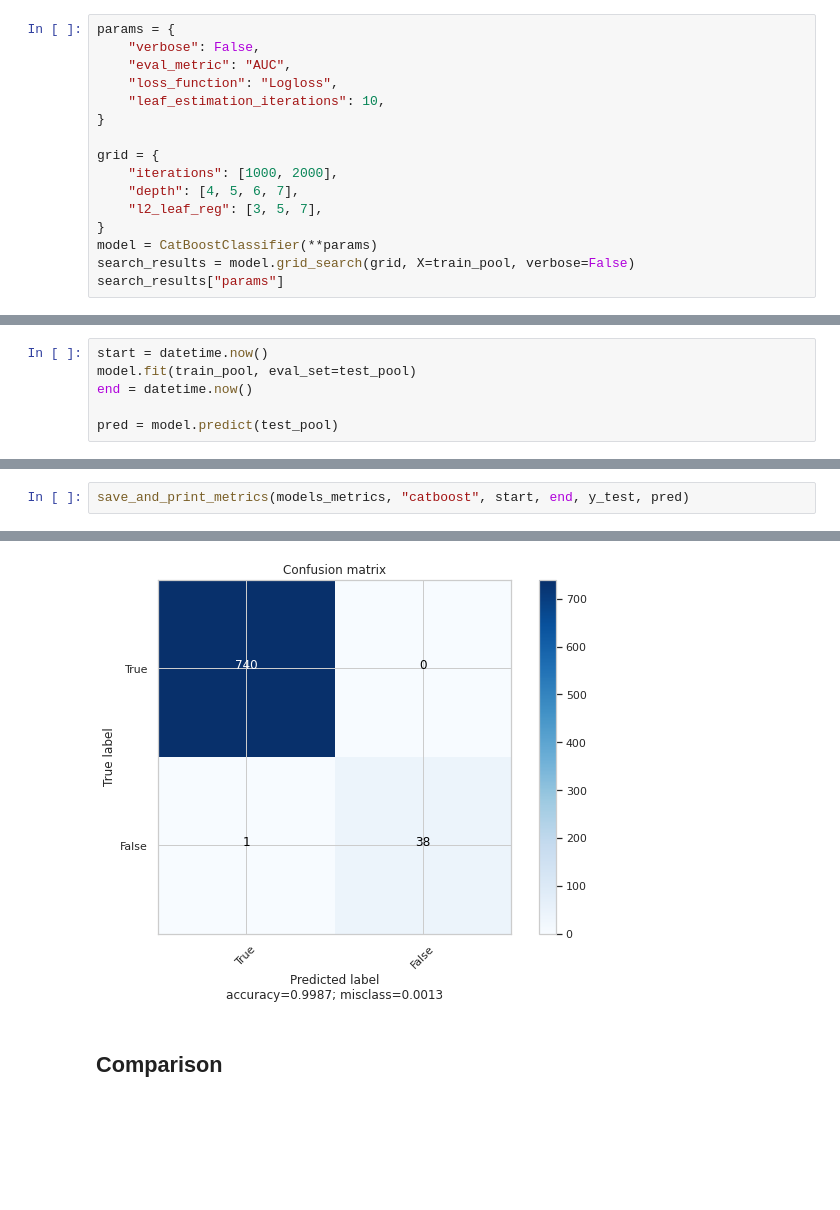
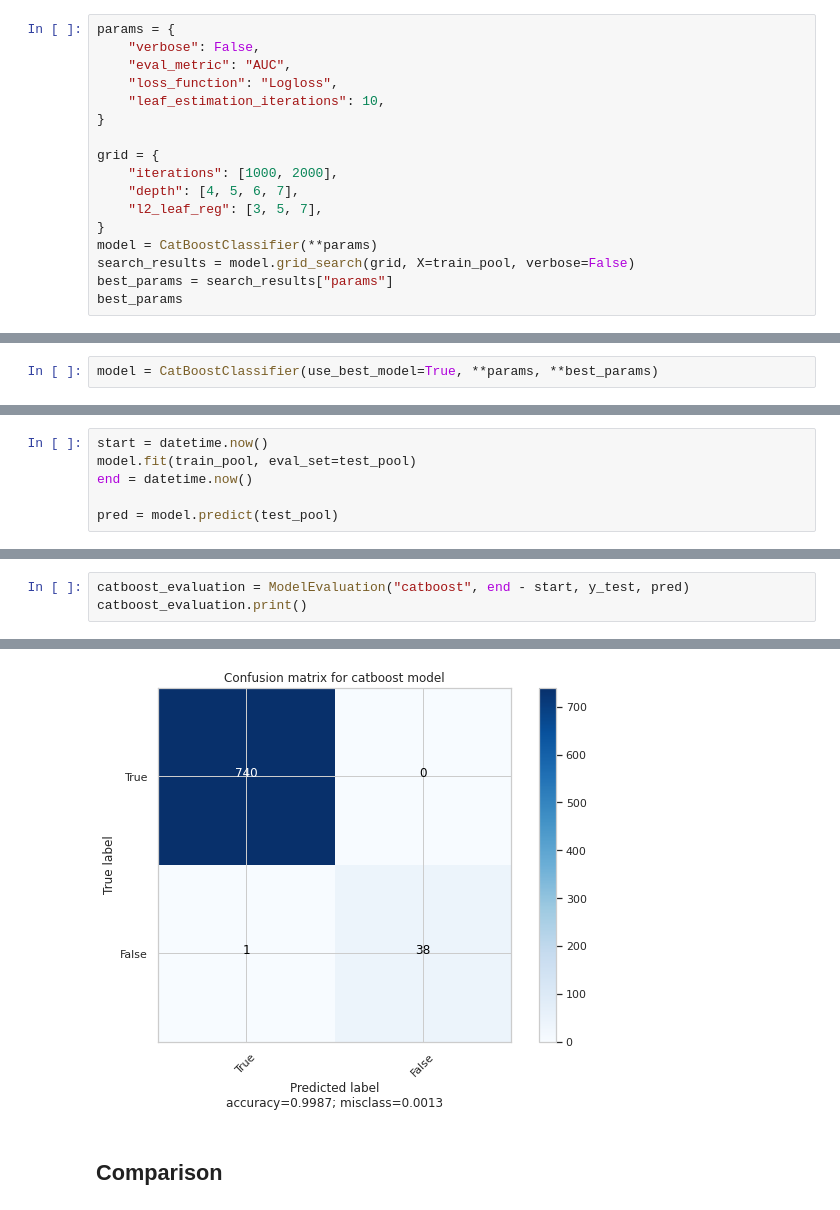
Before and after one commit to TomasJani/thoth-issue-predictor, a Jupyter notebook: thoth_issue_predictor/notebooks/ThothIssuePredictor.ipynb, the cells around one changed output, grey strips where cells are left out. Saved outputs shown, nothing was run; the diff lists cells and outputs as text; blank space fills up the shorter version.

```diff
--- a/thoth_issue_predictor/notebooks/ThothIssuePredictor.ipynb
+++ b/thoth_issue_predictor/notebooks/ThothIssuePredictor.ipynb
@@ -194,7 +180,8 @@ grid = {
 }
 model = CatBoostClassifier(**params)
 search_results = model.grid_search(grid, X=train_pool, verbose=False)
-search_results["params"]
+best_params = search_results["params"]
+best_params
 # %% [output]
 bestTest = 0.995734127
 bestIteration = 19
@@ -214,6 +201,8 @@ bestIteration = 46
 
 Metric AUC is not calculated on train by default. To calculate this metric on train, add hints=skip_train~false to metric parameters.
 {'depth': 6, 'l2_leaf_reg': 3, 'iterations': 1000}
+# %%
+model = CatBoostClassifier(use_best_model=True, **params, **best_params)
 # %%
 model.tree_count_
 # %% [output]
@@ -231,5 +220,6 @@ graph.render("trees/ThothIssuePredictorBoost", format="pdf")
 # %% [output]
 'trees/ThothIssuePredictorBoost.pdf'
 # %%
-save_and_print_metrics(models_metrics, "catboost", start, end, y_test, pred)
+catboost_evaluation = ModelEvaluation("catboost", end - start, y_test, pred)
+catboost_evaluation.print()
 # %% [output]
@@ -237,21 +227,21 @@ Train time: 0:00:11.288697
 Number of errors: 1
 AUC: 0.9871794871794872
 Accuracy Score: 0.9987163029525032
 F1 weighted: 0.9987084006459944
 F1 micro: 0.9987163029525032
 F1 macro: 0.9931688837833335
               precision    recall  f1-score   support
 
            0       1.00      1.00      1.00       740
            1       1.00      0.97      0.99        39
 
     accuracy                           1.00       779
    macro avg       1.00      0.99      0.99       779
 weighted avg       1.00      1.00      1.00       779
 
 [[740   0]
  [  1  38]]
-[figure, old version]
+[figure, new version]
 # %% [markdown]
 ## Comparison
 # %%
```
Also changed, not shown: parts of 6 cells of this notebook, 12 other files.
